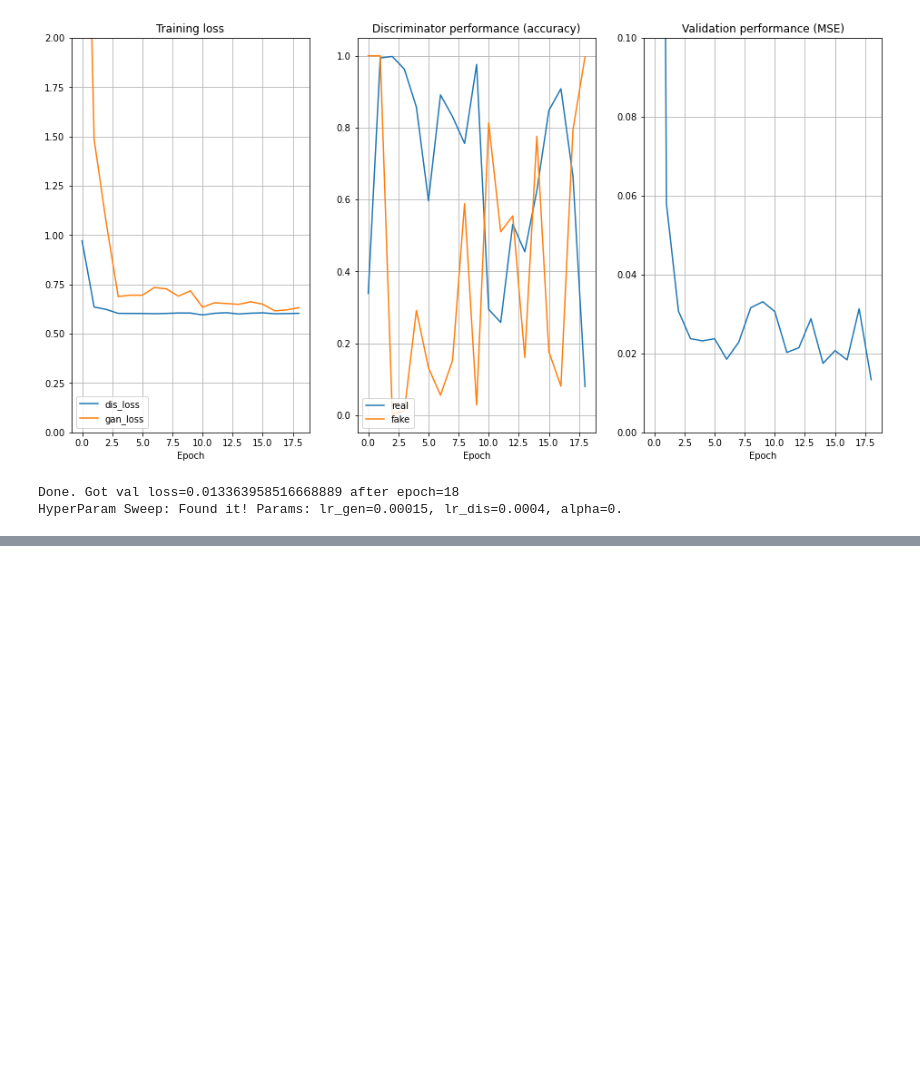
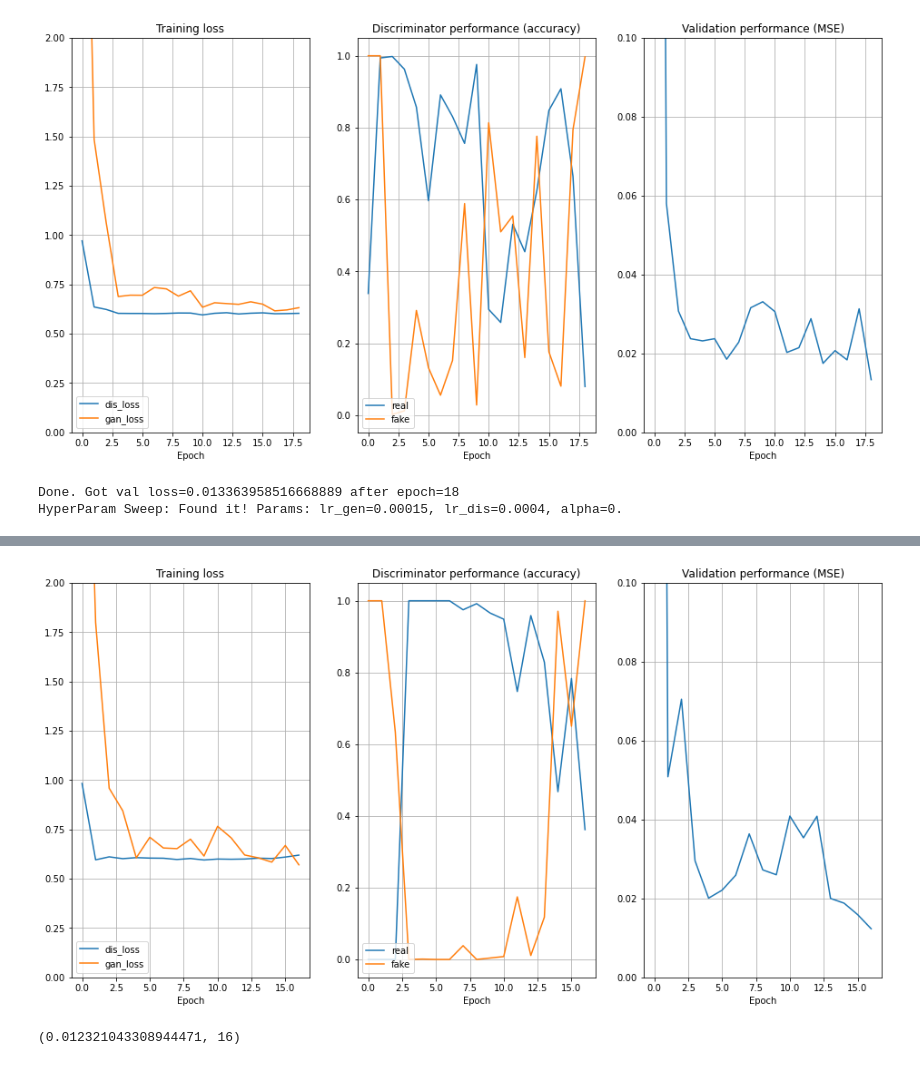
Before and after one commit to klashenriksson/CNNwAMIA, a Jupyter notebook: assignment_3.ipynb, the cells around one changed output, grey strips where cells are left out. Saved outputs shown, nothing was run; the diff lists cells and outputs as text; code cells hidden in the pictures; blank space fills up the shorter version.

```diff
--- a/assignment_3.ipynb
+++ b/assignment_3.ipynb
@@ -331,7 +331,6 @@ def build_model(learning_rate_dis, learning_rate_GAN, alpha):
 
     generator.compile(loss="mse")
     discriminator.compile(loss='binary_crossentropy', optimizer=opt_dis, metrics=['accuracy'])
-    print(discriminator.summary())
 
     # GAN
     discriminator.trainable = False
@@ -342,7 +341,7 @@ def build_model(learning_rate_dis, learning_rate_GAN, alpha):
     pred = generator(inp)
     labels = discriminator(pred)
     GAN = Model(inputs=inp, outputs=[labels, pred])
-    #GAN.summary()
+    GAN.summary()
 
     GAN.compile(loss='binary_crossentropy', loss_weights=[1, alpha], optimizer=opt_gan)
     #print(discriminator.summary())
@@ -502,3 +501,7 @@ Epoch 18, validation loss: 0.0133
 [figure]
 Done. Got val loss=0.013363958516668889 after epoch=18
 HyperParam Sweep: Found it! Params: lr_gen=0.00015, lr_dis=0.0004, alpha=0.
+# %%
+generator, dis, gan = build_model(learning_rate_dis=0.00015, learning_rate_GAN=0.0004, alpha=0)
+train(generator, dis, gan)
+# %% [output]
@@ -504,0 +509,2 @@ HyperParam Sweep: Found it! Params: lr_gen=0.00015, lr_dis=0.0004, alpha=0.
+[figure, added]
+(0.012321043308944471, 16)
```
Also changed, not shown: parts of 9 cells of this notebook.
